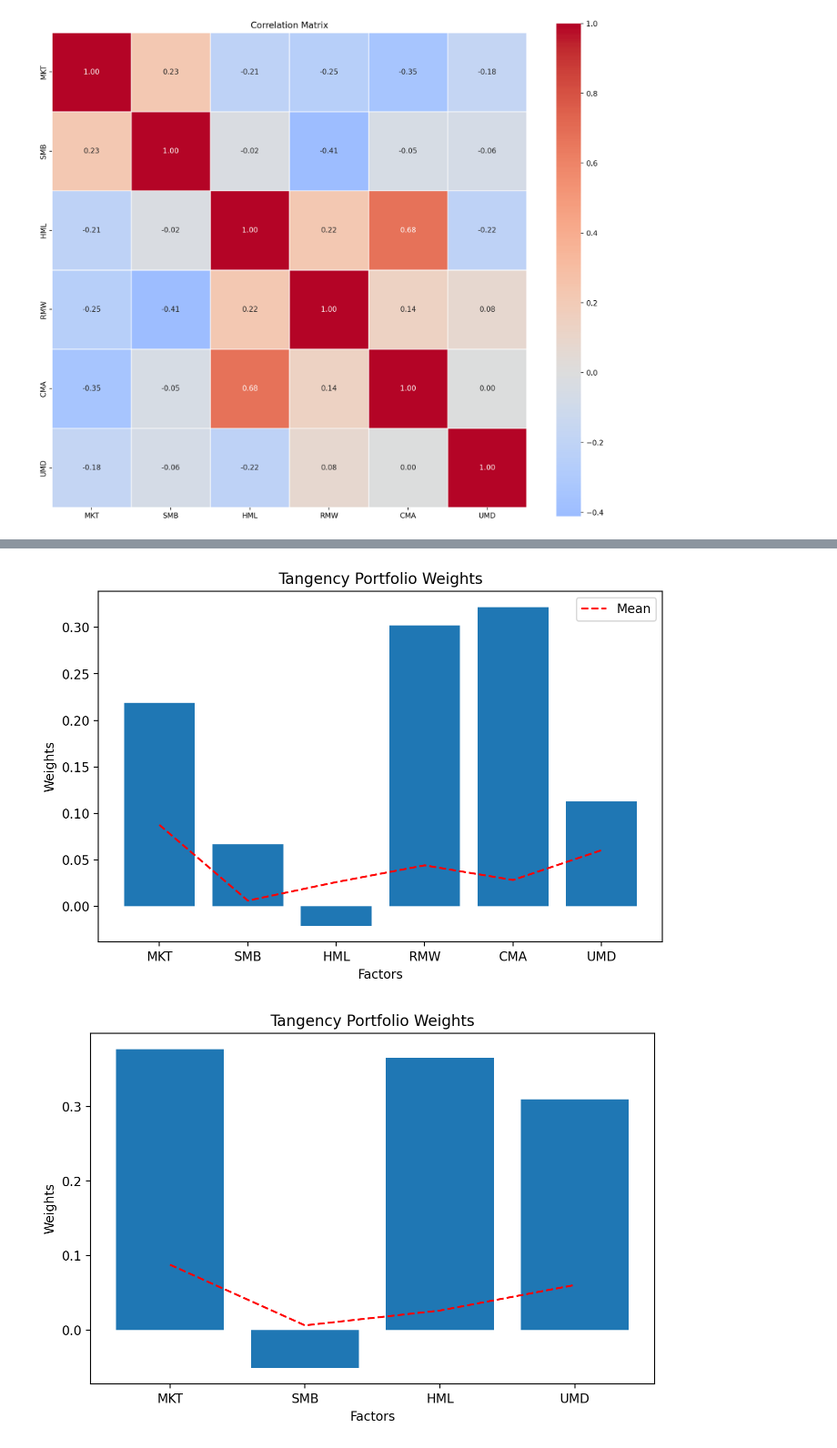
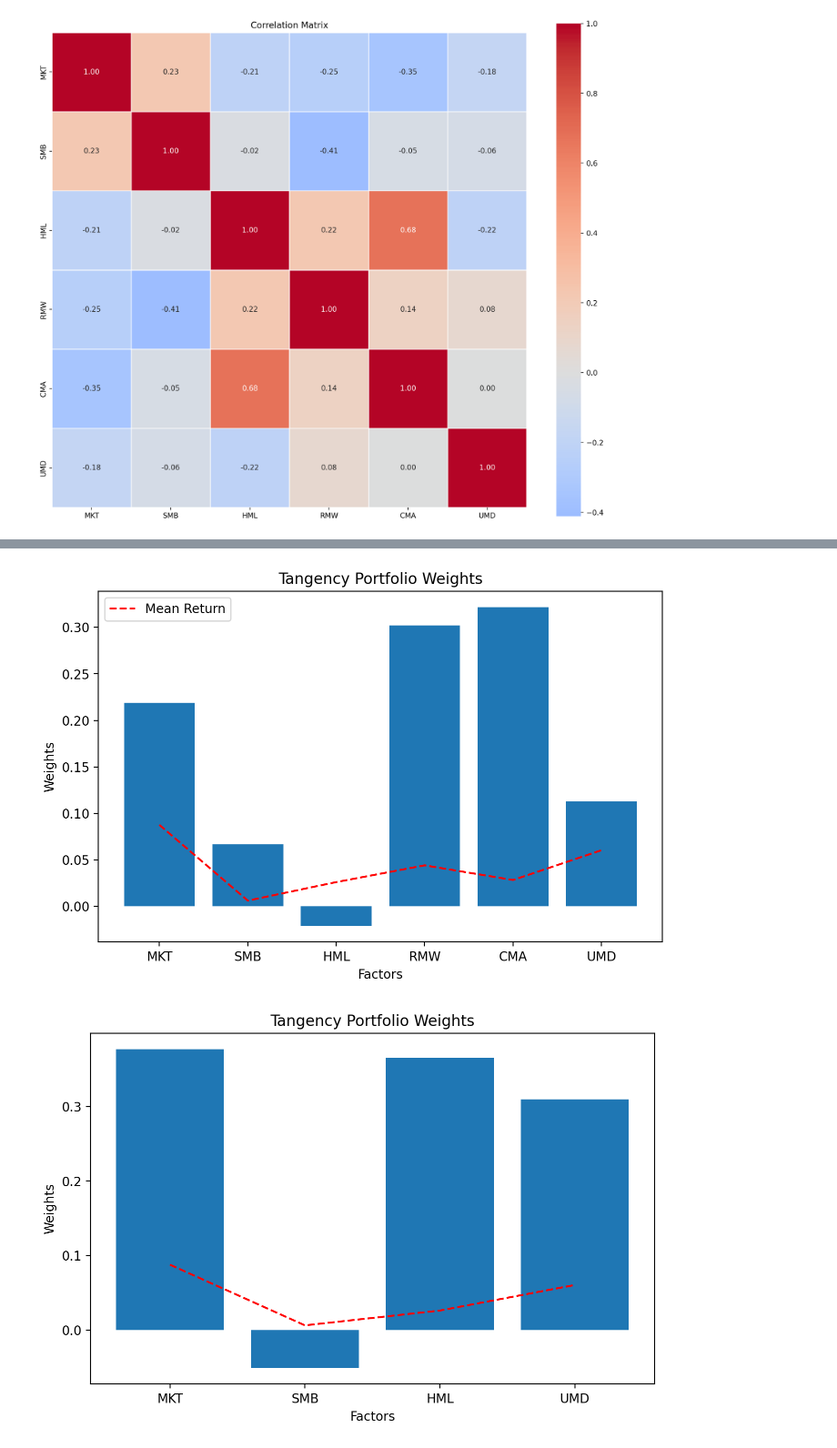
Before and after one commit to scfengv/FINM36700-Portfolio-and-Risk-Management, a Jupyter notebook: assignment/HW5.ipynb, the cells around one changed output, grey strips where cells are left out. Shown: that part at 91% size. Saved outputs shown, nothing was run; the diff lists cells and outputs as text; code cells hidden in the pictures.

```diff
--- a/assignment/HW5.ipynb
+++ b/assignment/HW5.ipynb
@@ -119,21 +137,21 @@ What do you conclude about the importance or unimportance of these styles?
 # %%
 mean, std, sharpe = Calc_MeanStdSharpe_Stock(factors, annualFactor)
 weights = Calc_TangencyWeights(factors, annualFactor)
 result4 = pd.DataFrame({
     "Weights": weights,
     "Mean": mean
 }, index = factors.columns)
 
 plt.figure(figsize = (8, 5))
 plt.bar(result4.index, result4["Weights"])
-plt.plot(result4.index, result4["Mean"], color = 'red', linestyle='--', label='Mean')
+plt.plot(result4.index, result4["Mean"], color = 'red', linestyle='--', label='Mean Return')
 plt.title("Tangency Portfolio Weights")
 plt.ylabel("Weights")
 plt.xlabel("Factors")
 plt.legend()
 plt.show()
 # %% [output]
-[figure, old version]
+[figure, new version]
 # %%
 tickers = ['MKT', 'SMB', 'HML', 'UMD']
 mean, std, sharpe = Calc_MeanStdSharpe_Stock(factors[tickers], annualFactor)
```
Also changed, not shown: parts of 6 cells of this notebook.
